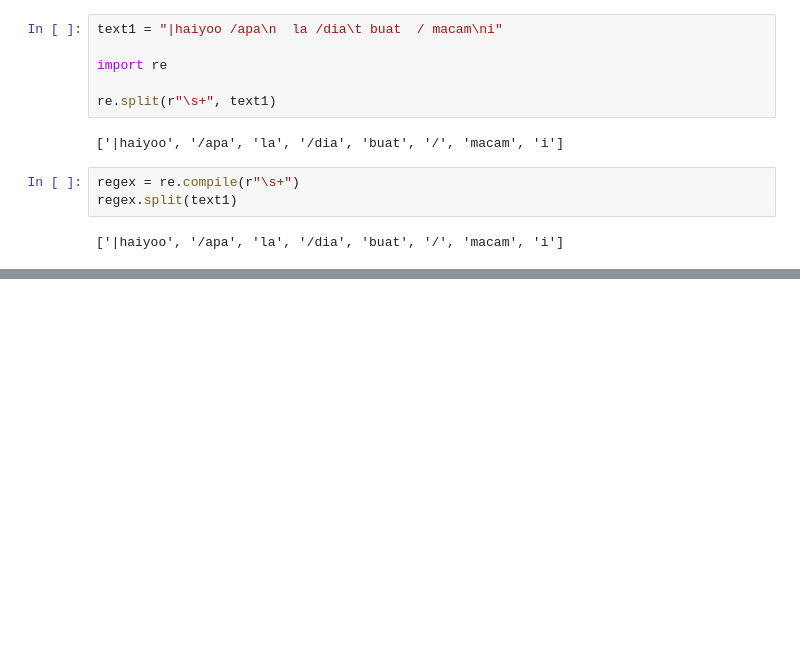
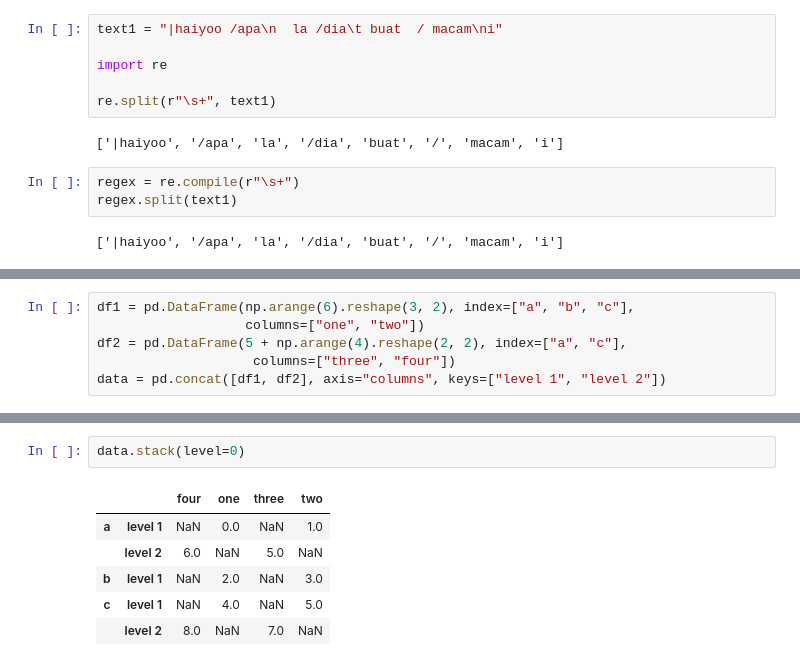
Before and after one commit to FaizAzhar/DataScience-studies, a Jupyter notebook: Notebook Tutorial.ipynb, the cells around one changed output, grey strips where cells are left out. Drawn from its saved outputs; the diff is of its cells as text; blank space fills up the shorter version.

```diff
--- a/Notebook Tutorial.ipynb
+++ b/Notebook Tutorial.ipynb
@@ -963,0 +1084,6 @@ regex.split(text1)
+# %%
+df1 = pd.DataFrame(np.arange(6).reshape(3, 2), index=["a", "b", "c"],
+                   columns=["one", "two"])
+df2 = pd.DataFrame(5 + np.arange(4).reshape(2, 2), index=["a", "c"],
+                    columns=["three", "four"])
+data = pd.concat([df1, df2], axis="columns", keys=["level 1", "level 2"])
@@ -963,0 +1098,9 @@ regex.split(text1)
+# %%
+data.stack(level=0)
+# %% [output]
+|  |  | four | one | three | two |
+| a | level 1 | NaN | 0.0 | NaN | 1.0 |
+|  | level 2 | 6.0 | NaN | 5.0 | NaN |
+| b | level 1 | NaN | 2.0 | NaN | 3.0 |
+| c | level 1 | NaN | 4.0 | NaN | 5.0 |
+|  | level 2 | 8.0 | NaN | 7.0 | NaN |
```
Also changed, not shown: parts of 14 cells of this notebook.
